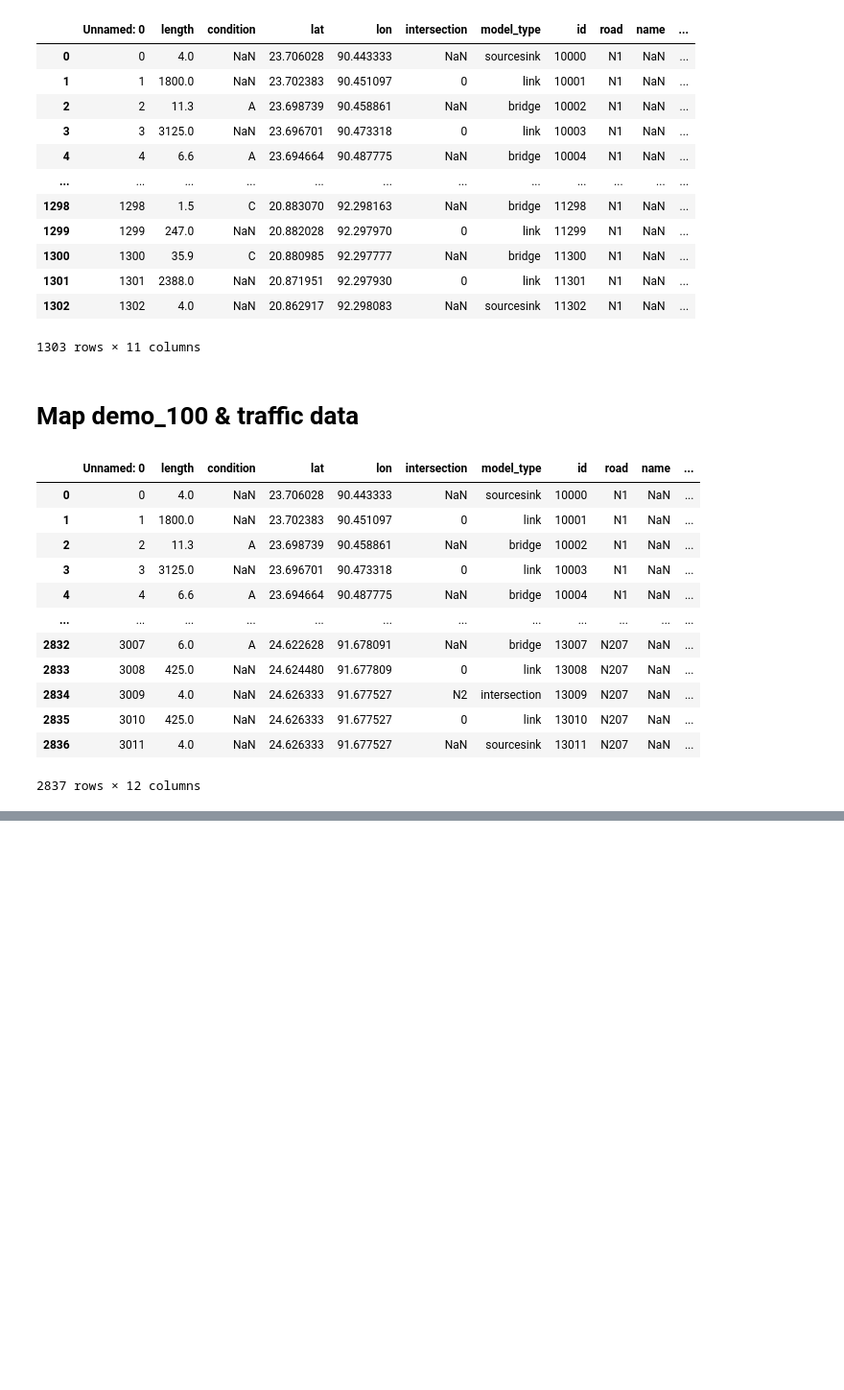
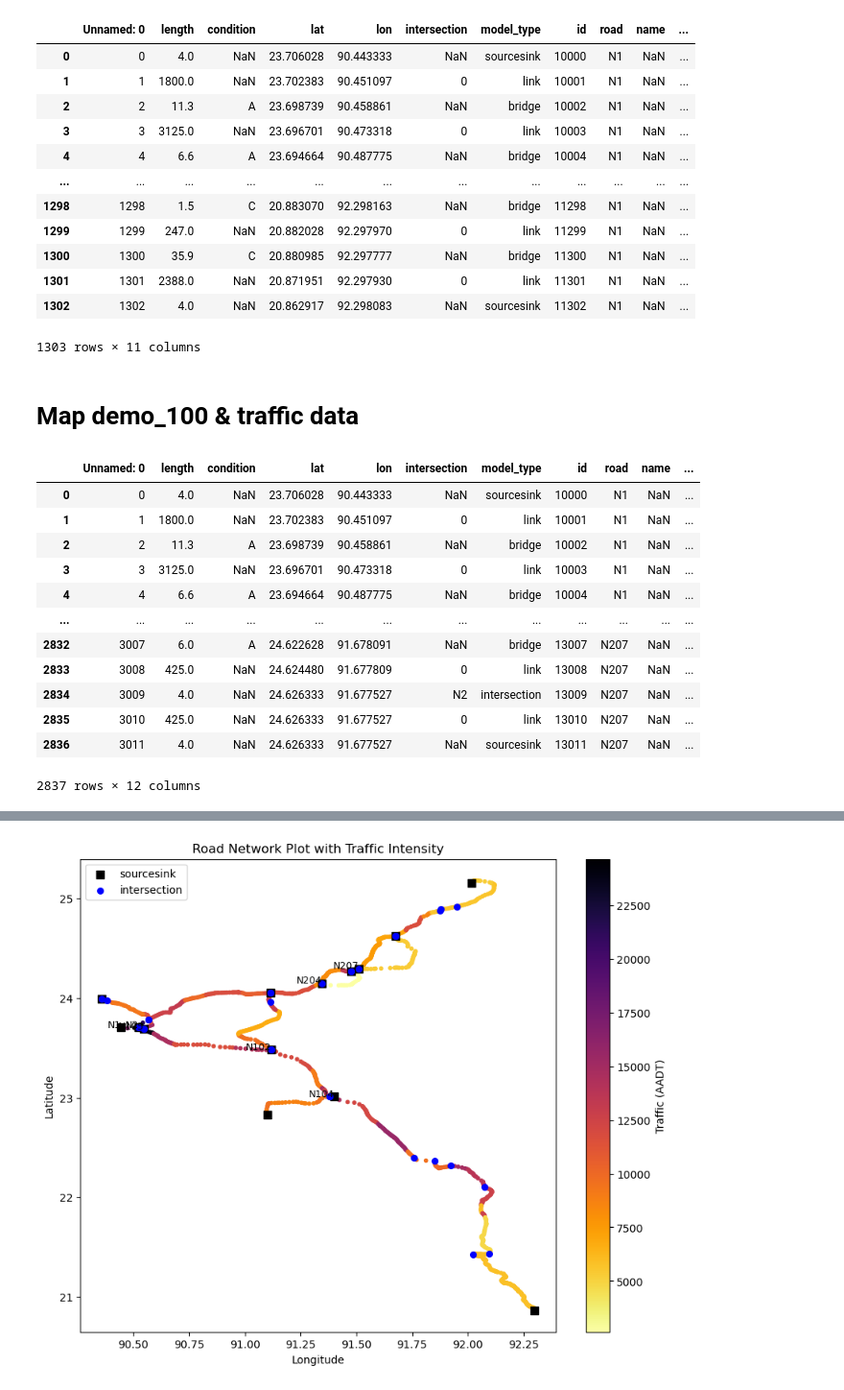
Before and after one commit to daniela1998/Advanced-Simulation-Assignments, a Jupyter notebook: Assignment 4/EPA1352-G16-A4-data scraping/notebook/3_CombineDemoAndTrafficData.ipynb, the cells around one changed output, grey strips where cells are left out. Shown at 96% size. Cells and saved outputs as stored; diff of their text form; code cells hidden in the pictures; blank space fills up the shorter version.

```diff
--- a/Assignment 4/EPA1352-G16-A4-data scraping/notebook/3_CombineDemoAndTrafficData.ipynb
+++ b/Assignment 4/EPA1352-G16-A4-data scraping/notebook/3_CombineDemoAndTrafficData.ipynb
@@ -185,6 +164,19 @@ for road in df_demo['road'].unique():
             (df_demo['chainage'] <= traffic_row['E_Chainage']),
             'traffic'
         ] = traffic_row['(AADT)']
+
+    # if there are rows with NaN traffic values, we can fill them with the end of the last traffic data
+    # Get the last traffic data row for the current road
+    last_traffic_row = road_traffic_data.iloc[-1]
+    last_chainage = last_traffic_row['E_Chainage']
+    last_traffic = last_traffic_row['(AADT)']
+    # Fill NaN values with the last traffic data
+    df_demo.loc[
+        (df_demo['road'] == road) &
+        (df_demo['chainage'] > last_chainage) &
+        (df_demo['traffic'].isna()),
+        'traffic'
+    ] = last_traffic
 # %%
 df_demo
 # %% [output]
@@ -216,0 +230,69 @@ Name: traffic, dtype: float64
+# %%
+import matplotlib.pyplot as plt
+import matplotlib.cm as cm
+import matplotlib.colors as mcolors
+
+# Create a scatter plot with traffic-based coloring
+plt.figure(figsize=(10, 8))
+
+# Normalize the traffic values for the colormap
+norm = mcolors.Normalize(vmin=df_demo['traffic'].min(), vmax=df_demo['traffic'].max())
+cmap = cm.inferno_r
+
+# Plot each road
+for road in df_demo['road'].unique():
+    subset = df_demo[(df_demo['road'] == road) & (df_demo['model_type'] == 'link')]
+    plt.scatter(
+        subset['lon'],
+        subset['lat'],
+        c=subset['traffic'],
+        cmap=cmap,
+        norm=norm,
+        s=10,
+        marker='o',
+        label=road
+    )
+
+## Plot sourcesink and intersection points with different markers
+# Plot sourcesink points
+subset_sourcesink = df_demo[df_demo['model_type'] == 'sourcesink']
+plt.scatter(
+    subset_sourcesink['lon'],
+    subset_sourcesink['lat'],
+    c='black',
+    s=50,
+    marker='s',  # Use 's' for square marker
+    label='sourcesink'
+)
+# Plot intersection points
+subset_intersection = df_demo[df_demo['model_type'] == 'intersection']
+plt.scatter(
+    subset_intersection['lon'],
+    subset_intersection['lat'],
+    c='blue',
+    s=30,
+    marker='o',
+    label='intersection'
+)
+# Add legend for sourcesink and intersection
+handles, labels = plt.gca().get_legend_handles_labels()
+plt.legend(handles[-2:], labels[-2:], loc='upper left')
+
+
+# Annotate the first data point of each road with the road name
+for road in df_demo['road'].unique():
+    first_point = df_demo[df_demo['road'] == road].iloc[0]
+    plt.text(first_point['lon'], first_point['lat'], road, fontsize=9, ha='right')
+
+# Add a colorbar to show the traffic scale
+sm = cm.ScalarMappable(cmap=cmap, norm=norm)
+sm.set_array(df_demo['traffic'])  # Associate the traffic data with the ScalarMappable
+cbar = plt.colorbar(sm, ax=plt.gca(), label='Traffic (AADT)')
+
+plt.xlabel('Longitude')
+plt.ylabel('Latitude')
+plt.title('Road Network Plot with Traffic Intensity')
+# Show only the legend for sourcesink
+plt.show()
+# %% [output]
+[figure, added]
```
Also changed, not shown: parts of 14 cells of this notebook, 2 other files.
